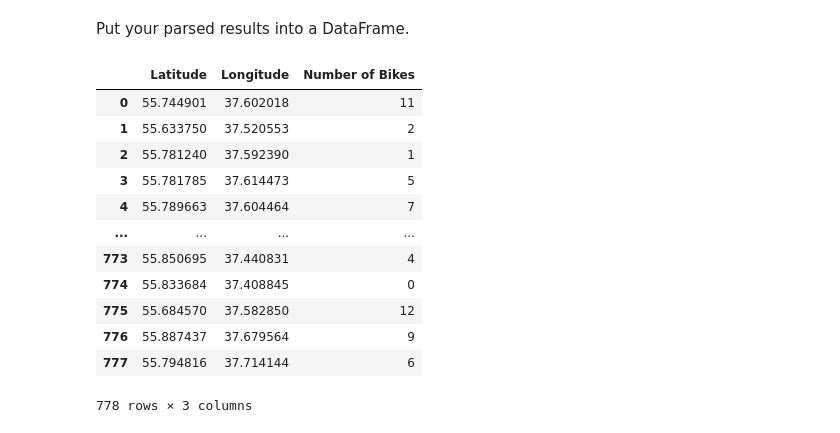
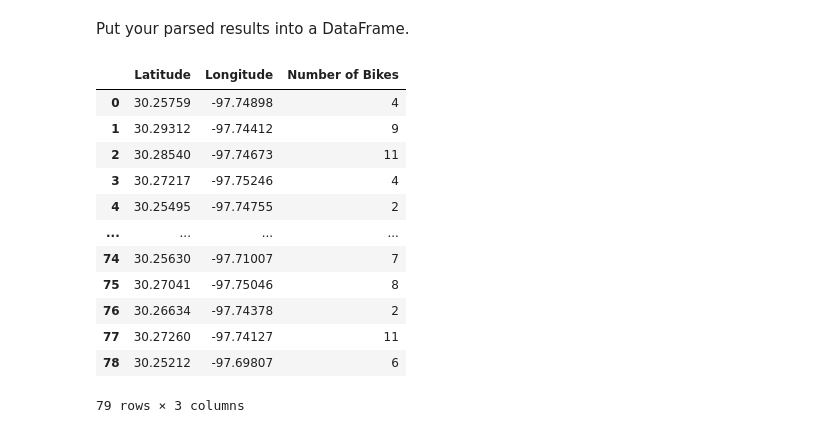
Before and after one commit to LaraOnipede/Stat-Modelling-with-Python, a Jupyter notebook: notebooks/city_bikes.ipynb, the cells around one changed output. Cells and saved outputs as stored; diff of their text form; code cells hidden in the pictures.

Commit message:
obtaining bike station data for Austin

```diff
--- a/notebooks/city_bikes.ipynb
+++ b/notebooks/city_bikes.ipynb
@@ -15,3 +17,12 @@ citybikes = response.json()
 print(citybikes)
 # %% [output]
 {'networks': [{'company': ['ЗАО «СитиБайк»'], 'href': '/v2/networks/velobike-moscow', 'id': 'velobike-moscow', 'location': {'city': 'Moscow', 'country': 'RU', 'latitude': 55.75, 'longitude': 37.616667 ...
+# %%
+#print JSON response containing bike stations for Melbourne
+city_id = "austin"
+city_url = f'https://api.citybik.es/v2/networks/{city_id}'
+
+response = requests.get(city_url)
+austin_bikes = response.json()
+
+print(austin_bikes)
@@ -53,9 +55,9 @@ Parse through the response to get the details you want for the bike stations in
 import pandas as pd
 import json
 # %%
-moscow_bike_station = moscow_bikes['network']['stations']
+austin_bike_station = austin_bikes['network']['stations']
 
-for station in moscow_bike_station:
+for station in austin_bike_station:
     latitude = station['latitude']
     longitude = station['longitude']
     num_bikes = station['free_bikes']
@@ -82,30 +84,30 @@ Latitude: 55.794816, Longitude: 37.714144, Number of Bikes: 6
 # %% [markdown]
 Put your parsed results into a DataFrame.
 # %%
-moscow_dict = {'Latitude': [], 'Longitude': [], 'Number of Bikes': []}
-for station in moscow_bike_station:
+austin_dict = {'Latitude': [], 'Longitude': [], 'Number of Bikes': []}
+for station in austin_bike_station:
         latitude = station['latitude']
         longitude = station['longitude']
         num_bikes = station['free_bikes']
 
-        moscow_dict['Latitude'].append(latitude)
-        moscow_dict['Longitude'].append(longitude)
-        moscow_dict['Number of Bikes'].append(num_bikes)
+        austin_dict['Latitude'].append(latitude)
+        austin_dict['Longitude'].append(longitude)
+        austin_dict['Number of Bikes'].append(num_bikes)
 # %%
-df_moscow_bikes = pd.DataFrame(moscow_dict)
+austinbikes_df = pd.DataFrame(austin_dict)
-# %%
-df_moscow_bikes
-# %% [output]
-|  | Latitude | Longitude | Number of Bikes |
-| 0 | 55.744901 | 37.602018 | 11 |
-| 1 | 55.633750 | 37.520553 | 2 |
-| 2 | 55.781240 | 37.592390 | 1 |
-| 3 | 55.781785 | 37.614473 | 5 |
-| 4 | 55.789663 | 37.604464 | 7 |
-| ... | ... | ... | ... |
-| 773 | 55.850695 | 37.440831 | 4 |
-| 774 | 55.833684 | 37.408845 | 0 |
-| 775 | 55.684570 | 37.582850 | 12 |
-| 776 | 55.887437 | 37.679564 | 9 |
-| 777 | 55.794816 | 37.714144 | 6 |
-778 rows × 3 columns
+# %%
+austinbikes_df
+# %% [output]
+|  | Latitude | Longitude | Number of Bikes |
+| 0 | 30.25759 | -97.74898 | 4 |
+| 1 | 30.29312 | -97.74412 | 9 |
+| 2 | 30.28540 | -97.74673 | 11 |
+| 3 | 30.27217 | -97.75246 | 4 |
+| 4 | 30.25495 | -97.74755 | 2 |
+| ... | ... | ... | ... |
+| 74 | 30.25630 | -97.71007 | 7 |
+| 75 | 30.27041 | -97.75046 | 8 |
+| 76 | 30.26634 | -97.74378 | 2 |
+| 77 | 30.27260 | -97.74127 | 11 |
+| 78 | 30.25212 | -97.69807 | 6 |
+79 rows × 3 columns
```
Also changed, not shown: parts of 5 cells of this notebook.
